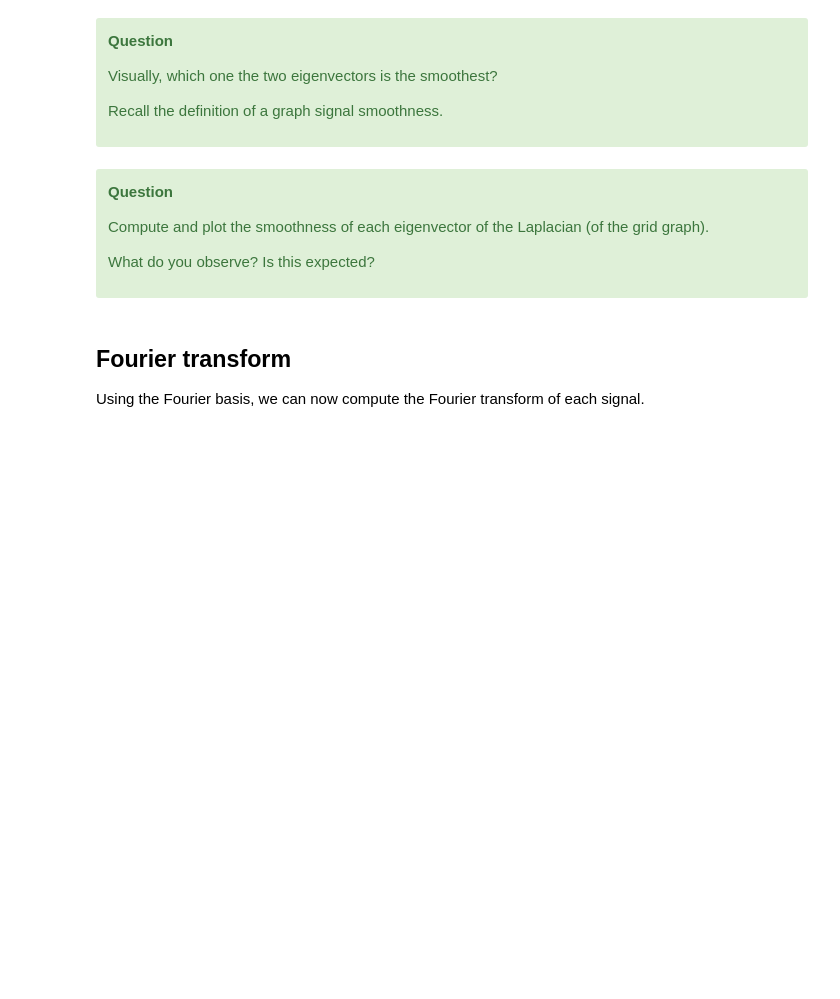
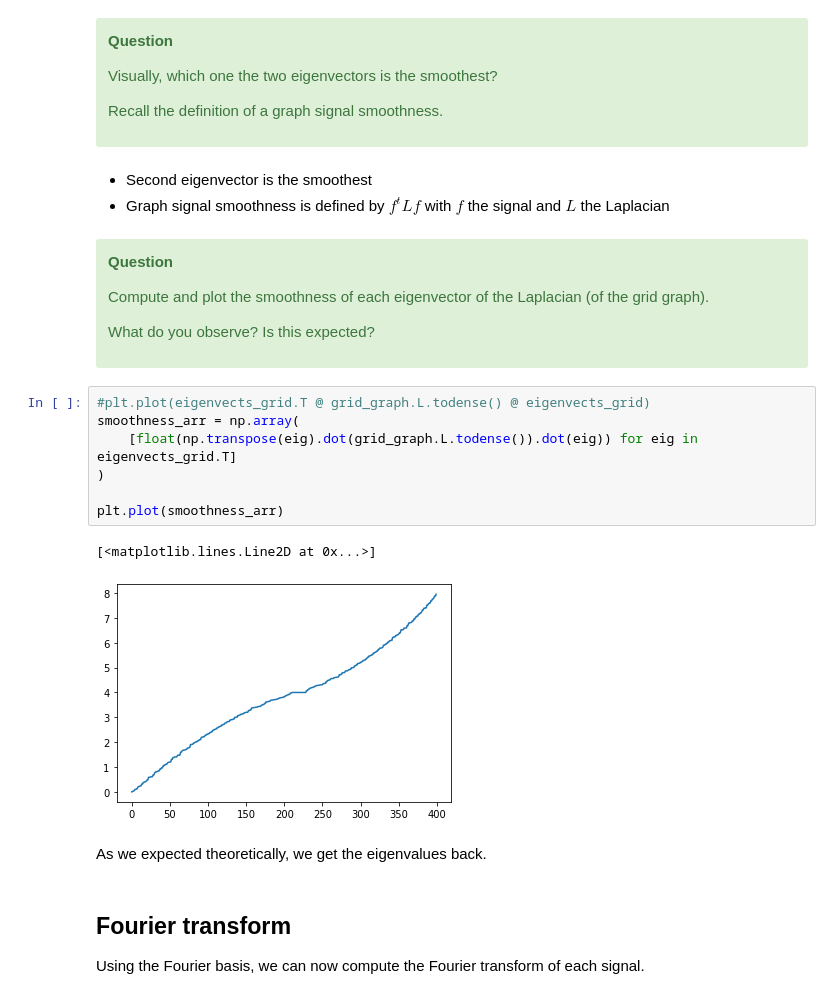
Before and after one commit to emilecohen/ts-tutorial-5-6, a Jupyter notebook: tutorial_05_06/06_GraphSignal.ipynb, the cells around one changed output. Cells and saved outputs as stored; diff of their text form; blank space fills up the shorter version.

```diff
--- a/tutorial_05_06/06_GraphSignal.ipynb
+++ b/tutorial_05_06/06_GraphSignal.ipynb
@@ -242,12 +274,27 @@ _ = ax_1.set_title("Last eigenvector")
     <p>Visually, which one the two eigenvectors is the smoothest?</p>
     <p>Recall the definition of a graph signal smoothness.</p>
 </div>
+# %% [markdown]
+- Second eigenvector is the smoothest
+- Graph signal smoothness is defined by $f^t L f $ with $f$ the signal and $L$ the Laplacian
 # %% [markdown]
 <div class="alert alert-success" role="alert">
     <p><b>Question</b></p>
     <p>Compute and plot the smoothness of each eigenvector of the Laplacian (of the grid graph).</p>
     <p>What do you observe? Is this expected?</p>
 </div>
+# %%
+#plt.plot(eigenvects_grid.T @ grid_graph.L.todense() @ eigenvects_grid)
+smoothness_arr = np.array(
+    [float(np.transpose(eig).dot(grid_graph.L.todense()).dot(eig)) for eig in eigenvects_grid.T]
+)
+
+plt.plot(smoothness_arr)
+# %% [output]
+[<matplotlib.lines.Line2D at 0x...>]
+[figure, added]
+# %% [markdown]
+As we expected theoretically, we get the eigenvalues back.
 # %% [markdown]
 ## Fourier transform
 
```
Also changed, not shown: parts of 43 cells of this notebook, 1 other file.
